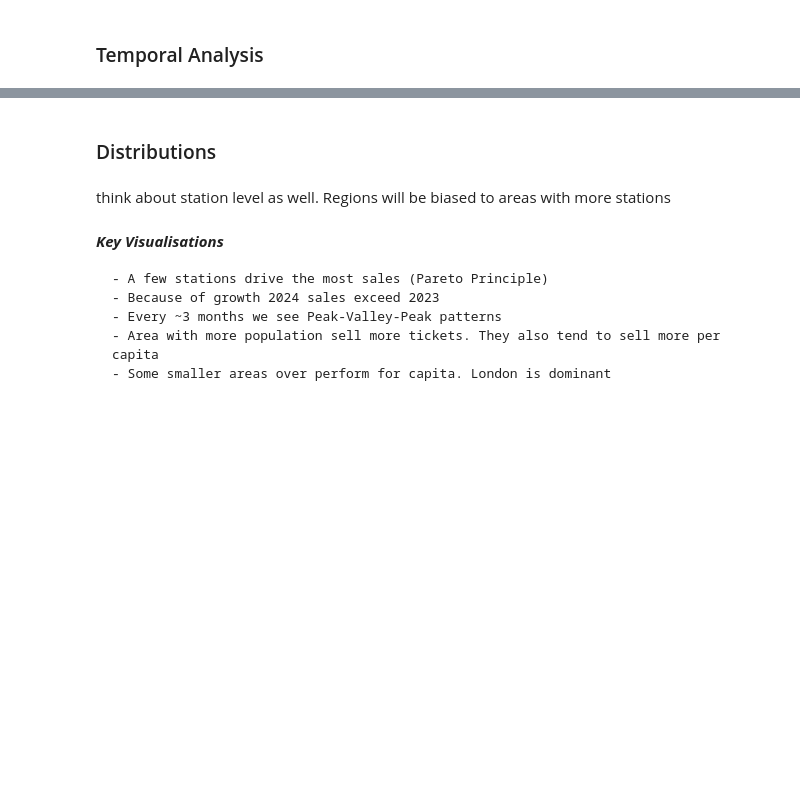
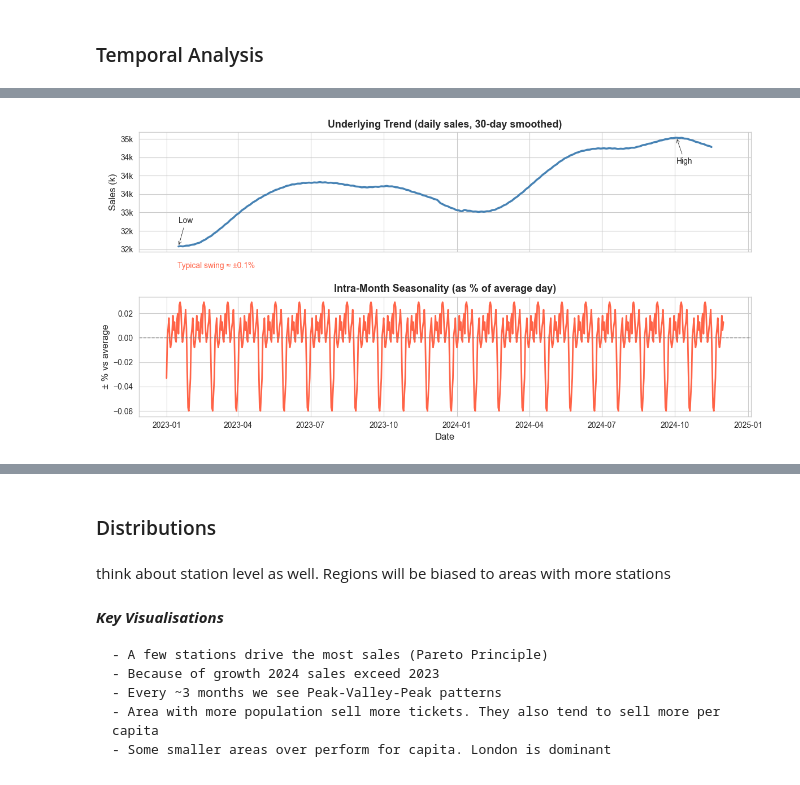
Before and after one commit to Medoci/i-like-trains, a Jupyter notebook: case_study/notebooks/eda.ipynb, the cells around one changed output, grey strips where cells are left out. Saved outputs shown, nothing was run; the diff lists cells and outputs as text; code cells hidden in the pictures; blank space fills up the shorter version.

```diff
--- a/case_study/notebooks/eda.ipynb
+++ b/case_study/notebooks/eda.ipynb
@@ -1013,3 +1246,45 @@ plt.show()
+# %%
+# rephrasing for slides
+daily = vis_df.groupby('date', as_index=False)['sales'].sum().sort_values('date')
+decomp = seasonal_decompose(daily.set_index('date')['sales'],
+                            model='additive', period=30)
+
+trend = decomp.trend
+seasonal = decomp.seasonal
+
+lvl = daily['sales'].mean()
+seasonal_pct = 100 * seasonal / lvl
+
+fig, axes = plt.subplots(2, 1, figsize=(12, 6), sharex=True)
+plt.subplots_adjust(hspace=0.25)
+
+axes[0].plot(trend.index, trend.values, color='steelblue', linewidth=2.5)
+axes[0].set_title("Underlying Trend (daily sales, 30-day smoothed)", fontsize=13, weight='bold')
+axes[0].set_ylabel("Sales (k)")
+axes[0].yaxis.set_major_formatter(FuncFormatter(lambda x, _: f"{x/1_000:.0f}k"))
+
+tmin = trend.idxmin(); tmax = trend.idxmax()
+axes[0].annotate("Low", xy=(tmin, trend.loc[tmin]),
+                 xytext=(tmin, trend.loc[tmin]*1.02),
+                 arrowprops=dict(arrowstyle="->", color="black"))
+axes[0].annotate("High", xy=(tmax, trend.loc[tmax]),
+                 xytext=(tmax, trend.loc[tmax]*0.98),
+                 arrowprops=dict(arrowstyle="->", color="black"))
+
+axes[1].plot(seasonal_pct.index, seasonal_pct.values, color='tomato', linewidth=2)
+axes[1].axhline(0, color='grey', linestyle='--', linewidth=1)
+axes[1].set_title("Intra-Month Seasonality (as % of average day)", fontsize=13, weight='bold')
+axes[1].set_ylabel("± % vs average")
+axes[1].set_xlabel("Date")
+
+amp = seasonal_pct.abs().quantile(0.95)
+axes[1].text(seasonal_pct.index[int(len(seasonal_pct)*0.02)],
+             amp, f"Typical swing ≈ ±{amp:.1f}%", color='tomato')
+
+plt.tight_layout()
+plt.show()
+# %% [output]
+[figure, added]
 # %%
 # Quartly Seasonal Decompose
 total_sales = vis_df.groupby('date')['sales'].sum()
```
Also changed, not shown: parts of 35 cells of this notebook.
